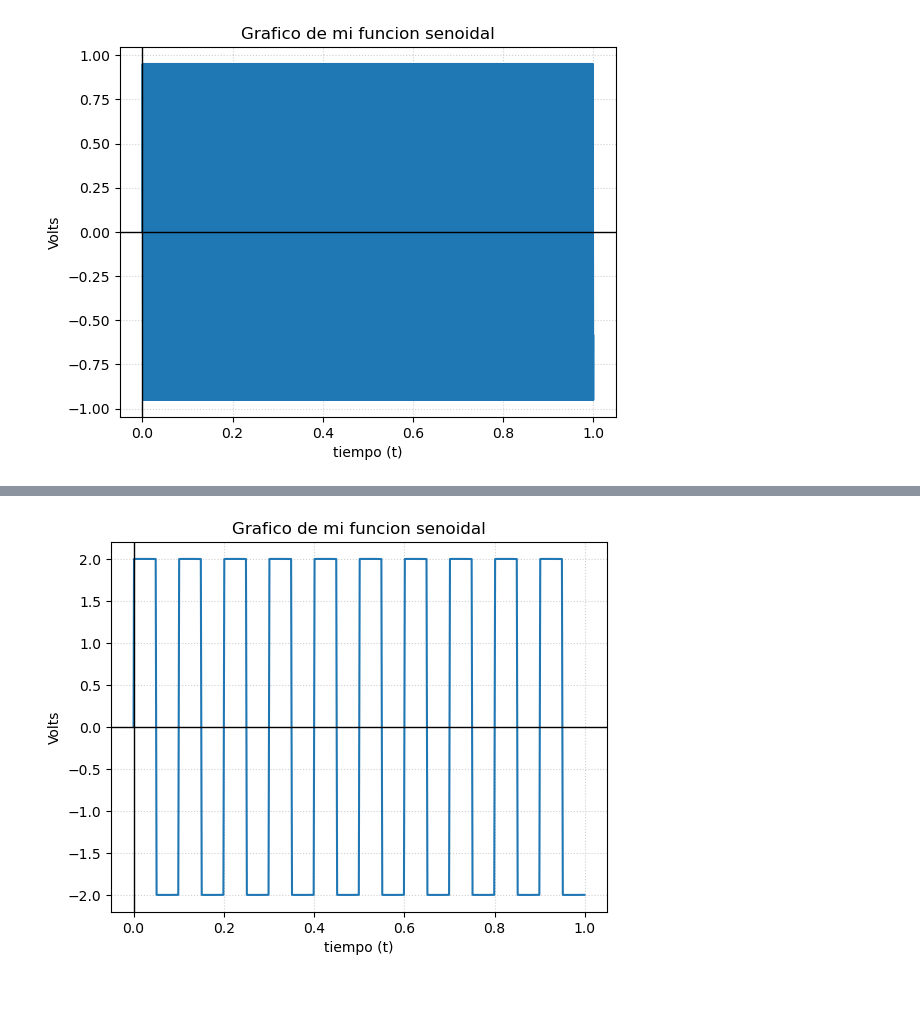
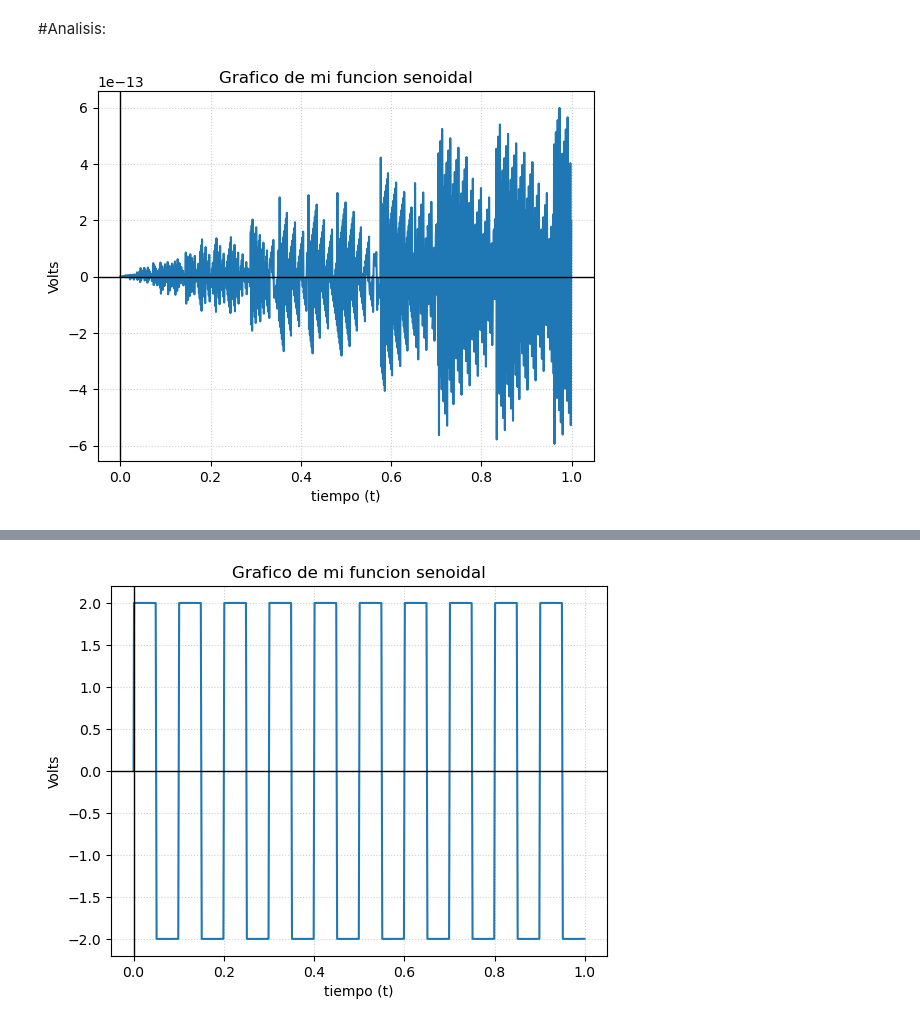
Before and after one commit to Joaquin11Sto/directorio_de_trabajo, a Jupyter notebook: TS1.ipynb, the cells around one changed output, grey strips where cells are left out. Cells and saved outputs as stored; diff of their text form; code cells hidden in the pictures; blank space fills up the shorter version.

```diff
--- a/TS1.ipynb
+++ b/TS1.ipynb
@@ -67,31 +77,19 @@ plt.show()
+# %% [markdown]
+#Analisis:
 # %%
-#Codigo
-import numpy as np
-import matplotlib.pyplot as plt
-import matplotlib as mpl
+#Experimento N2
+F0=500
+
+tt_1,xx_1= funcion_sen(1,0,F0,0,N,Fs)
 
 
-def funcion_sen(Vmax,dc,ff,ph, nn,fs):
-    Ts=1/fs
-    t=np.linspace(0,(nn-1)*Ts,nn).flatten()
-    argg=2*np.pi*ff*t + ph
-    return [t,Vmax * (np.sin(argg)) + dc]
-
-
-N=1000 #La cantidad de muestras digitalizada por el ADC
-Fs=1000 #Frecuencia de muestreo del ADC
-F0=500
-
-tt, xx = funcion_sen(1,0,F0,0,N,Fs)
-
-
-plt.plot(tt,xx)
-plt.xlabel("tiempo (t)")
-plt.ylabel("Volts")
-plt.title("Grafico de mi funcion senoidal")
+plt.plot(tt_1,xx_1)
+plt.xlabel('tiempo (t)')
+plt.ylabel('Volts')
+plt.title('Grafico de mi funcion senoidal')
 plt.axhline(0,color="black",linewidth=1)
 plt.axvline(0,color="black",linewidth=1)
 plt.grid(True,linestyle=":",alpha=0.6)
 plt.show()
 # %% [output]
-[figure, old version]
+[figure, new version]
```
Also changed, not shown: parts of 14 cells of this notebook, 2 other files.
